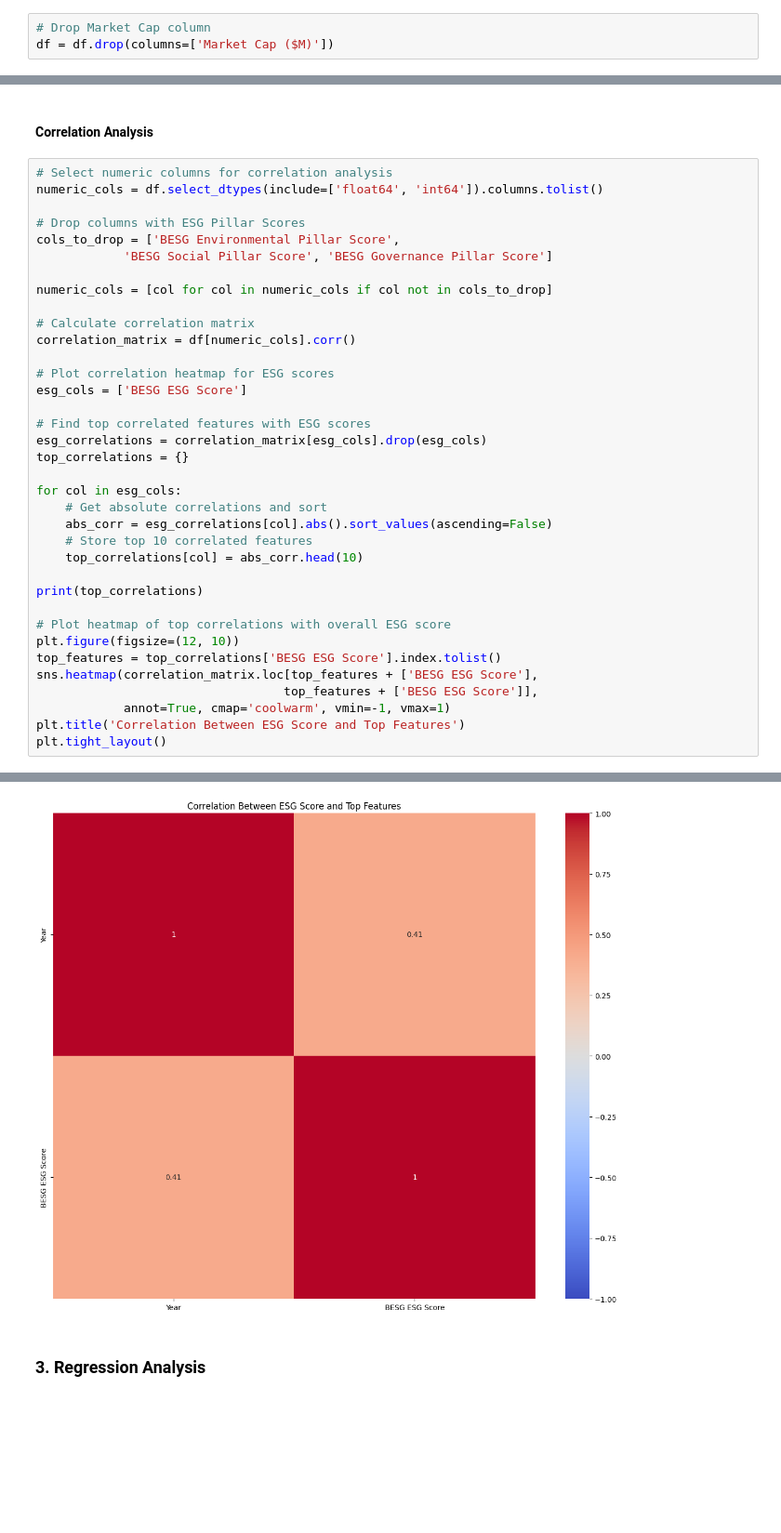
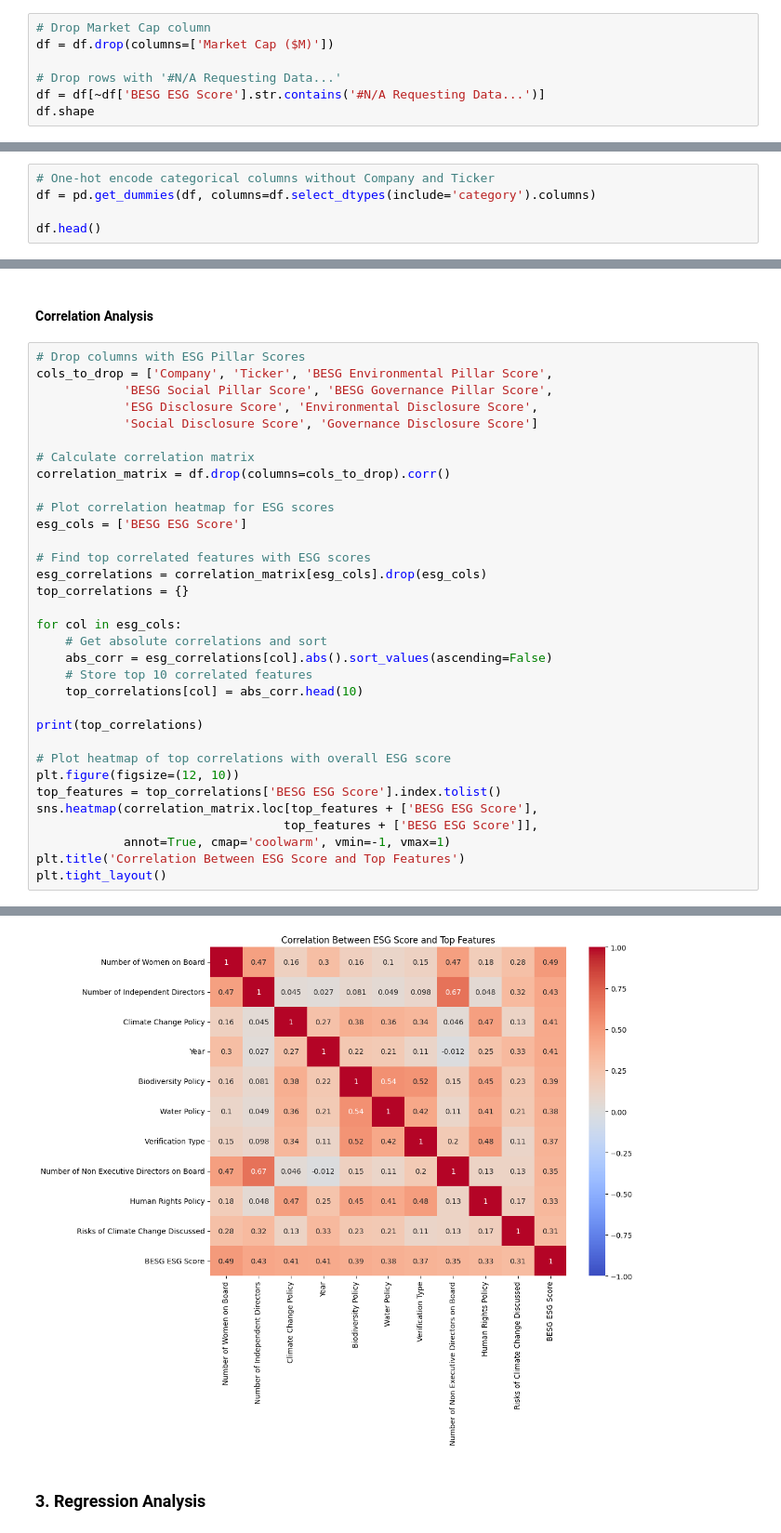
Before and after one commit to XYinfg/esg_analytics, a Jupyter notebook: EDA/EDA.ipynb, the cells around one changed output, grey strips where cells are left out. Shown at 93% size. Saved outputs shown, nothing was run; the diff lists cells and outputs as text; blank space fills up the shorter version.

```diff
--- a/EDA/EDA.ipynb
+++ b/EDA/EDA.ipynb
@@ -52,3 +52,7 @@ df.shape
 # %%
 # Drop Market Cap column
 df = df.drop(columns=['Market Cap ($M)'])
+
+# Drop rows with '#N/A Requesting Data...'
+df = df[~df['BESG ESG Score'].str.contains('#N/A Requesting Data...')]
+df.shape
@@ -191 +245,6 @@ Market Cap Category                object
 Length: 66, dtype: object
+# %%
+# One-hot encode categorical columns without Company and Ticker
+df = pd.get_dummies(df, columns=df.select_dtypes(include='category').columns)
+
+df.head()
@@ -337,17 +405,14 @@ plt.show()
 # %% [markdown]
 #### Correlation Analysis
 # %%
-# Select numeric columns for correlation analysis
-numeric_cols = df.select_dtypes(include=['float64', 'int64']).columns.tolist()
-
 # Drop columns with ESG Pillar Scores
-cols_to_drop = ['BESG Environmental Pillar Score',
-            'BESG Social Pillar Score', 'BESG Governance Pillar Score']
-
-numeric_cols = [col for col in numeric_cols if col not in cols_to_drop]
+cols_to_drop = ['Company', 'Ticker', 'BESG Environmental Pillar Score',
+            'BESG Social Pillar Score', 'BESG Governance Pillar Score',
+            'ESG Disclosure Score', 'Environmental Disclosure Score',
+            'Social Disclosure Score', 'Governance Disclosure Score']
 
 # Calculate correlation matrix
-correlation_matrix = df[numeric_cols].corr()
+correlation_matrix = df.drop(columns=cols_to_drop).corr()
 
 # Plot correlation heatmap for ESG scores
 esg_cols = ['BESG ESG Score']
@@ -378,5 +451,5 @@ plt.tight_layout()
 Name: BESG ESG Score, dtype: float64}
-[figure, old version]
+[figure, new version]
 # %% [markdown]
 ### 3. Regression Analysis
 # %%
```
Also changed, not shown: parts of 20 cells of this notebook, 6 other files.
